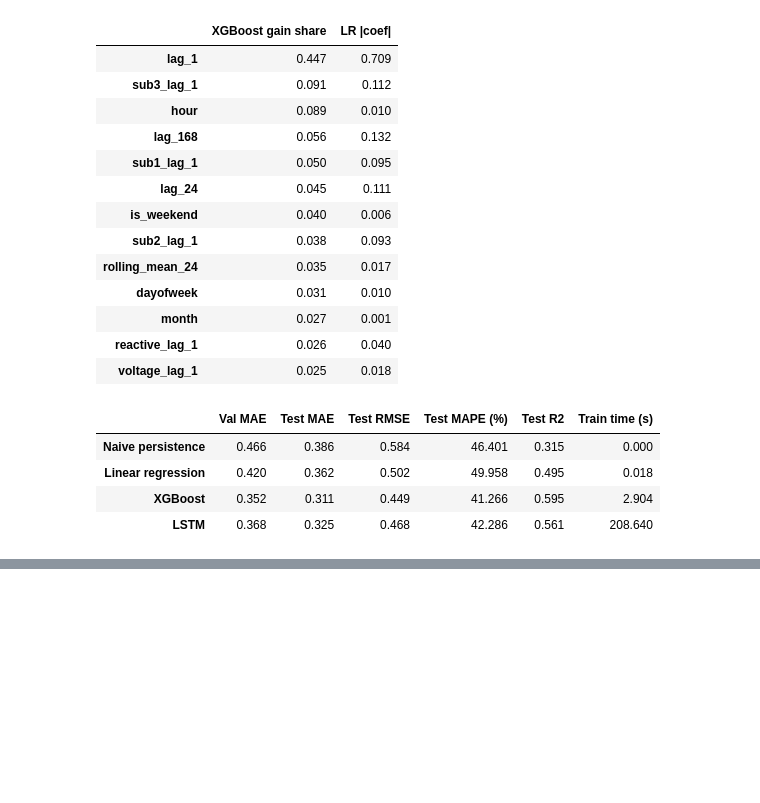
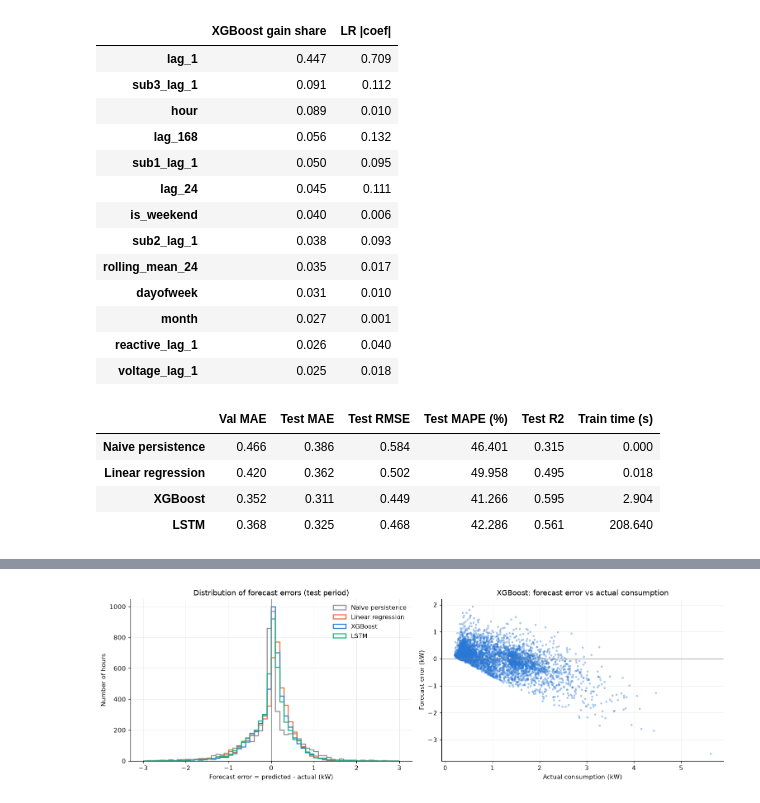
Before and after one commit to JerryLiu0214/electricity-forecasting, a Jupyter notebook: 02_modeling.ipynb, the cells around one changed output, grey strips where cells are left out. Saved outputs shown, nothing was run; the diff lists cells and outputs as text; code cells hidden in the pictures; blank space fills up the shorter version.

```diff
--- a/02_modeling.ipynb
+++ b/02_modeling.ipynb
@@ -348,0 +383,22 @@ search_log_ext.head(10).round(4)
+# %%
+fig, axes = plt.subplots(1, 2, figsize=(14, 4.5))
+
+bins = np.linspace(-3, 3, 61)
+for name in MODELS:
+    axes[0].hist(errors[name], bins=bins, histtype="step", linewidth=1.6, color=MODEL_COLORS[name], label=name)
+axes[0].axvline(0, color="grey", linewidth=0.8)
+axes[0].set_xlabel("Forecast error = predicted - actual (kW)")
+axes[0].set_ylabel("Number of hours")
+axes[0].set_title("Distribution of forecast errors (test period)")
+axes[0].legend(frameon=False)
+
+axes[1].scatter(y_test, errors["XGBoost"], s=6, alpha=0.3, color=BLUE)
+axes[1].axhline(0, color="grey", linewidth=0.8)
+axes[1].set_xlabel("Actual consumption (kW)")
+axes[1].set_ylabel("Forecast error (kW)")
+axes[1].set_title("XGBoost: forecast error vs actual consumption")
+
+plt.tight_layout()
+plt.show()
+# %% [output]
+[figure, added]
```
Also changed, not shown: parts of 4 cells of this notebook.
